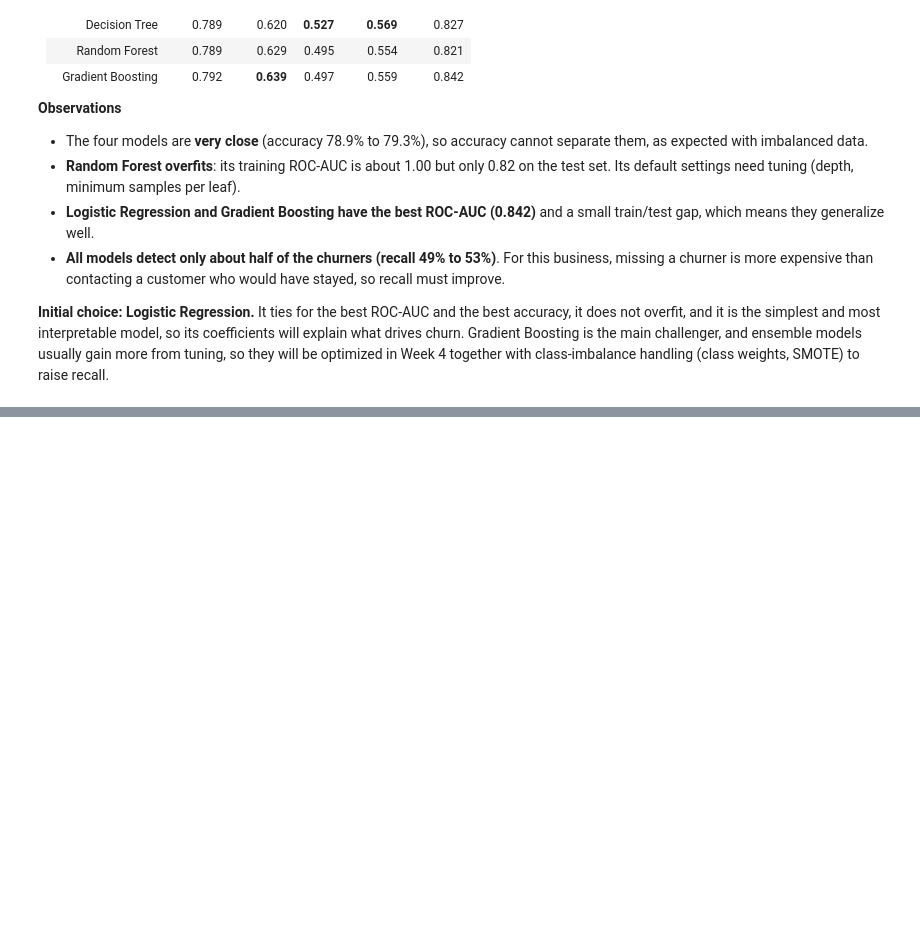
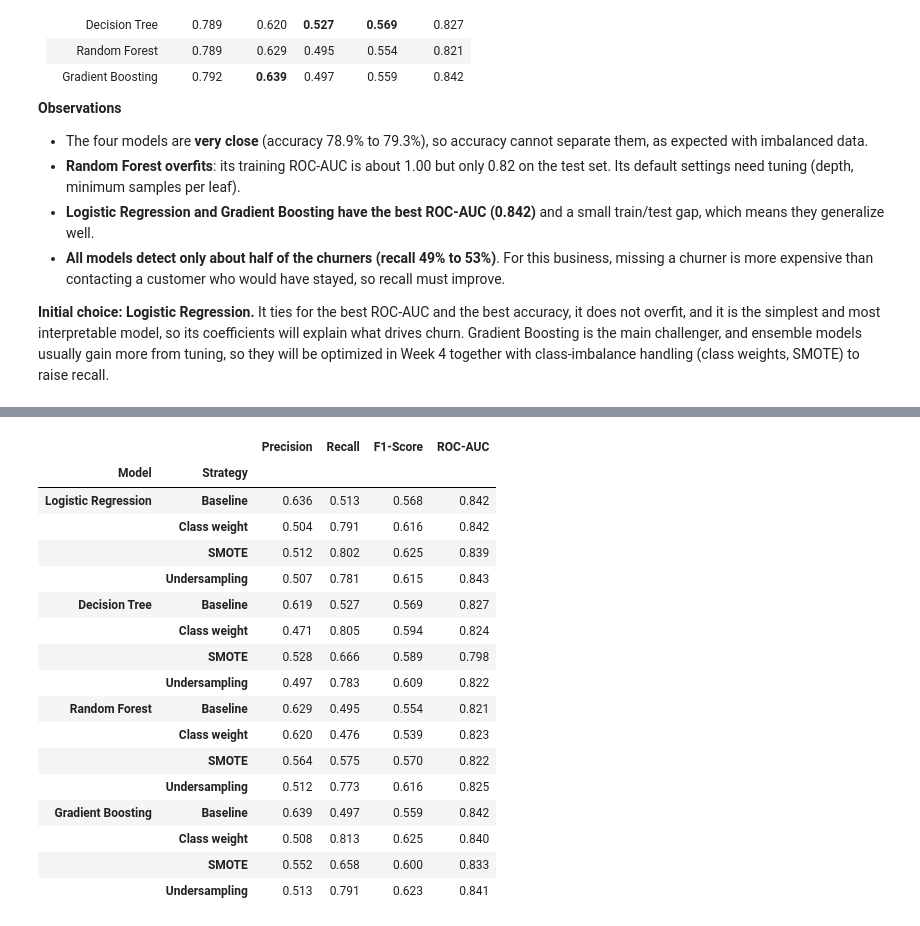
Before and after one commit to Da1vReyes/customer_churn_prediction, a Jupyter notebook: notebooks/customer_churn_analysis.ipynb, the cells around one changed output, grey strips where cells are left out. Cells and saved outputs as stored; diff of their text form; code cells hidden in the pictures; blank space fills up the shorter version.

```diff
--- a/notebooks/customer_churn_analysis.ipynb
+++ b/notebooks/customer_churn_analysis.ipynb
@@ -817,0 +855,23 @@ _Next: Week 4, class imbalance, cross-validation and hyperparameter tuning._
+# %%
+experiments = run_strategies(X_train, y_train, X_test, y_test)
+strategy_results = strategy_table(experiments)
+strategy_results[["Precision", "Recall", "F1-Score", "ROC-AUC"]].round(3)
+# %% [output]
+|  |  | Precision | Recall | F1-Score | ROC-AUC |
+| Model | Strategy |  |  |  |  |
+| Logistic Regression | Baseline | 0.636 | 0.513 | 0.568 | 0.842 |
+|  | Class weight | 0.504 | 0.791 | 0.616 | 0.842 |
+|  | SMOTE | 0.512 | 0.802 | 0.625 | 0.839 |
+|  | Undersampling | 0.507 | 0.781 | 0.615 | 0.843 |
+| Decision Tree | Baseline | 0.619 | 0.527 | 0.569 | 0.827 |
+|  | Class weight | 0.471 | 0.805 | 0.594 | 0.824 |
+|  | SMOTE | 0.528 | 0.666 | 0.589 | 0.798 |
+|  | Undersampling | 0.497 | 0.783 | 0.609 | 0.822 |
+| Random Forest | Baseline | 0.629 | 0.495 | 0.554 | 0.821 |
+|  | Class weight | 0.620 | 0.476 | 0.539 | 0.823 |
+|  | SMOTE | 0.564 | 0.575 | 0.570 | 0.822 |
+|  | Undersampling | 0.512 | 0.773 | 0.616 | 0.825 |
+| Gradient Boosting | Baseline | 0.639 | 0.497 | 0.559 | 0.842 |
+|  | Class weight | 0.508 | 0.813 | 0.625 | 0.840 |
+|  | SMOTE | 0.552 | 0.658 | 0.600 | 0.833 |
+|  | Undersampling | 0.513 | 0.791 | 0.623 | 0.841 |
```
Also changed, not shown: parts of 27 cells of this notebook.
